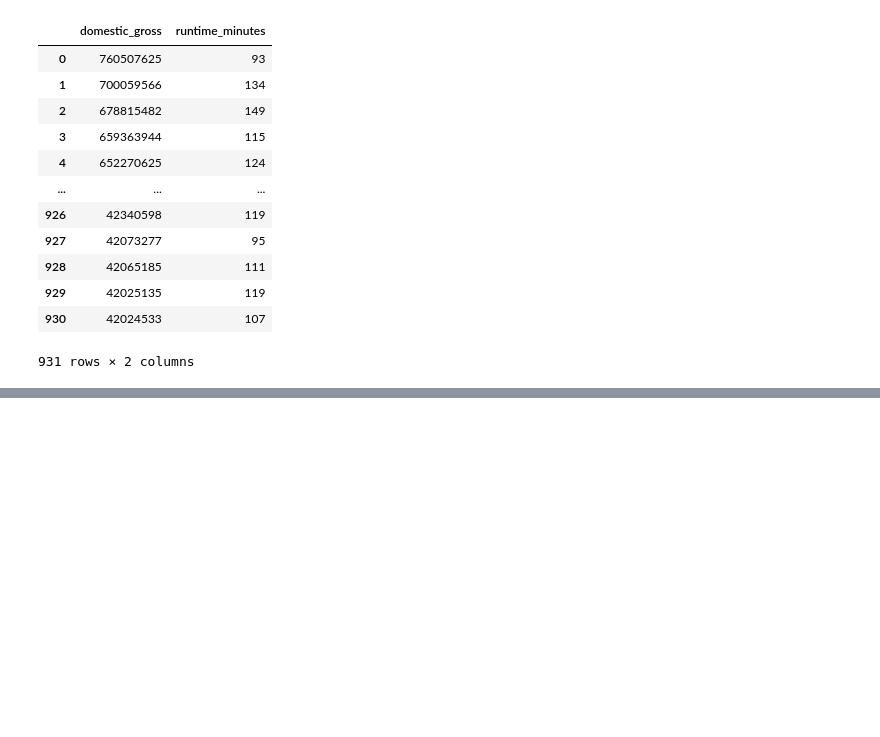
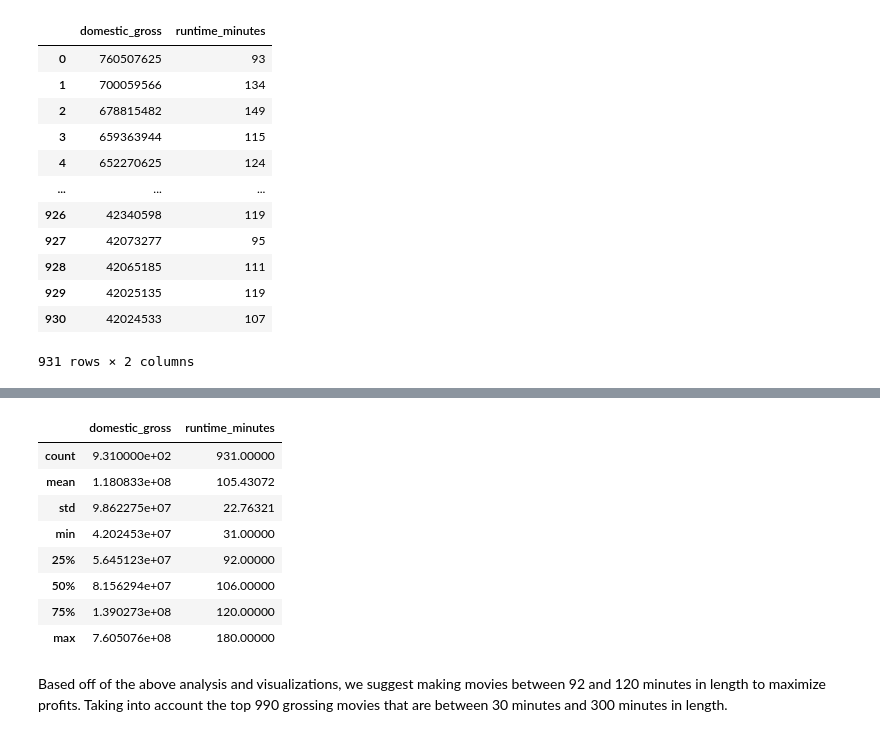
Before and after one commit to harte3/Flatiron-Capstone-Group-2, a Jupyter notebook: notebooks/donnie-kevin/Donnie-Kevin.ipynb, the cells around one changed output, grey strips where cells are left out. Saved outputs shown, nothing was run; the diff lists cells and outputs as text; code cells hidden in the pictures; blank space fills up the shorter version.

```diff
--- a/notebooks/donnie-kevin/Donnie-Kevin.ipynb
+++ b/notebooks/donnie-kevin/Donnie-Kevin.ipynb
@@ -225,0 +226,14 @@ plt.show()
+# %%
+filtered_gross.describe()
+# %% [output]
+|  | domestic_gross | runtime_minutes |
+| count | 9.310000e+02 | 931.00000 |
+| mean | 1.180833e+08 | 105.43072 |
+| std | 9.862275e+07 | 22.76321 |
+| min | 4.202453e+07 | 31.00000 |
+| 25% | 5.645123e+07 | 92.00000 |
+| 50% | 8.156294e+07 | 106.00000 |
+| 75% | 1.390273e+08 | 120.00000 |
+| max | 7.605076e+08 | 180.00000 |
+# %% [markdown]
+Based off of the above analysis and visualizations, we suggest making movies between 92 and 120 minutes in length to maximize profits. Taking into account the top 990 grossing movies that are between 30 minutes and 300 minutes in length.
```
Also changed, not shown: parts of 5 cells of this notebook.
